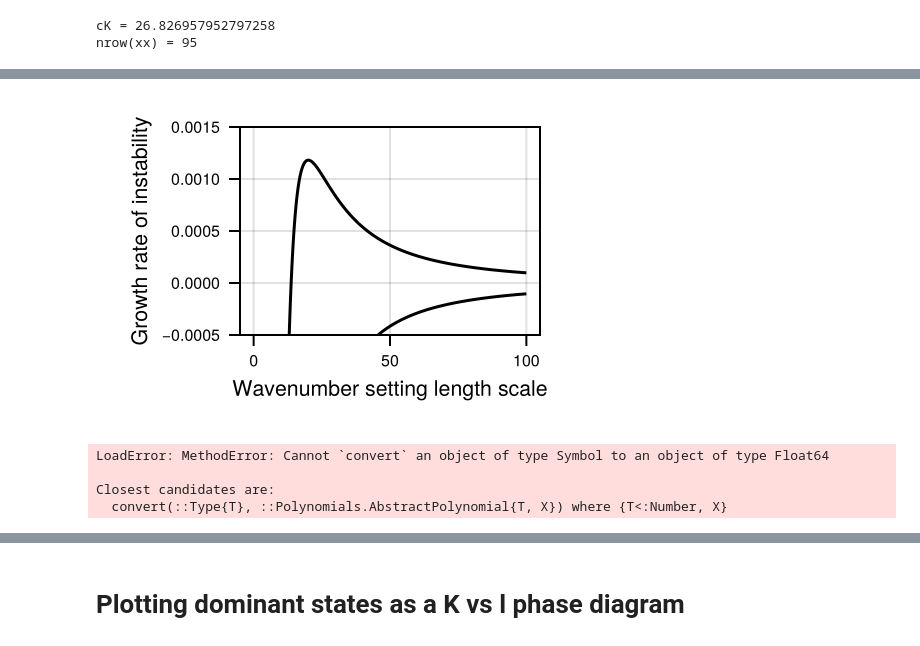
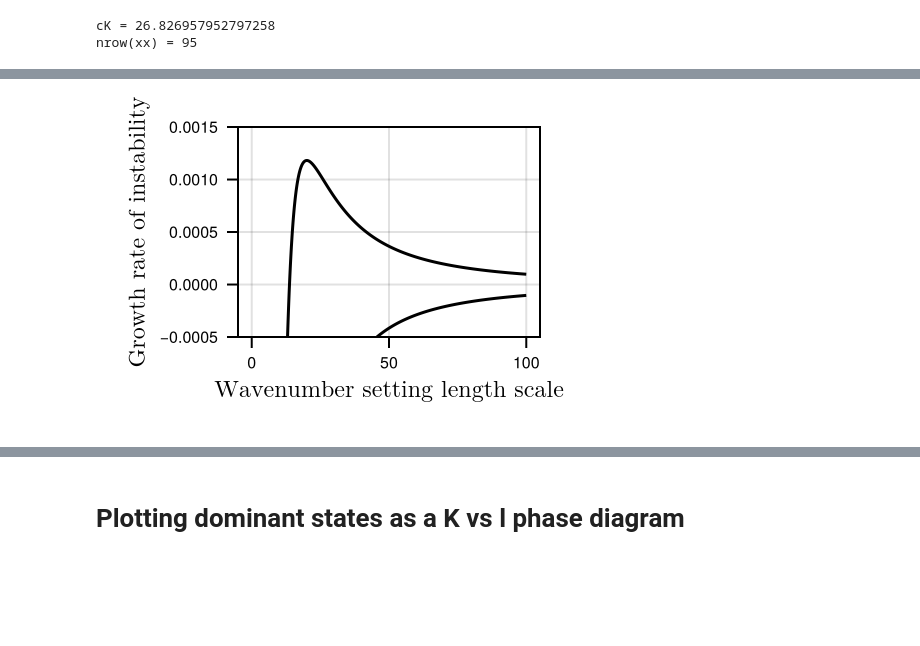
Before and after one commit to kockahonza/SSMC, a Jupyter notebook: notebooks/forfigures/Single influx.ipynb, the cells around one changed output, grey strips where cells are left out. Saved outputs shown, nothing was run; the diff lists cells and outputs as text; code cells hidden in the pictures; blank space fills up the shorter version.

```diff
--- a/notebooks/forfigures/Single influx.ipynb
+++ b/notebooks/forfigures/Single influx.ipynb
@@ -121,66 +115,32 @@ faa.figure
 # %%
 fig = Figure(;
     size=(double_col_width * 0.35, 0.4 * double_col_width / golden_ratio),
-    fontsize=8fontsize_pt,
 )
 ax = Axis(fig[1,1];
-    xlabel="Wavenumber setting length scale",
-    ylabel="Growth rate of instability",
+    xlabel=L"\text{Wavenumber setting length scale}",
+    ylabel=L"\text{Growth rate of instability}",
+    xlabelsize=8fontsize_ltex_pt,
+    ylabelsize=8fontsize_ltex_pt,
     xticklabelsize=6fontsize_pt,
     yticklabelsize=6fontsize_pt,
     # ylabel=L"\lambda,\enspace\text{growth rate}",
     # xlabel=L"k,\enspace\text{wavenumber}",
 )
 
 num_lambdas = length(lambdas[1])
 
 for li in 1:num_lambdas
     ls = getindex.(lambdas, li)
 
     lines!(ax, ks, real(ls);
         color=:black,
     )
 end
 
 ylims!(ax, -0.0005, 0.0015)
 
-# Makie.save("../../figures/fig1/disprel_si_sample.pdf", fig)
+Makie.save("../../figures/fig1/disprel_si_sample.pdf", fig)
 
 fig
 # %% [output]
-[figure, old version]
+[figure, new version]
-# %%
-fig = Figure(;
-    size=(double_col_width * 0.4, 0.4 * double_col_width / golden_ratio),
-    fontsize=8*(4/3),
-)
-ax = Axis(fig[1,1];
-    xlabel="wavenumber setting lengthscale",
-    ylabel="Growth rate\nof instability",
-    # xlabelsize=(4/3)*8,
-    # ylabelsize=(4/3)*8,
-    yticklabelsize=:small,
-    # ylabel=L"\lambda,\enspace\text{growth rate}",
-    # xlabel=L"k,\enspace\text{wavenumber}",
-)
-
-num_lambdas = length(lambdas[1])
-
-for li in 1:num_lambdas
-    ls = getindex.(lambdas, li)
-
-    lines!(ax, ks, real(ls);
-        color=Cycled(li),
-    )
-end
-
-ylims!(ax, -0.005, 0.01)
-
-Makie.save("../../figures/fig1/disprel_si_sample.pdf", fig)
-
-fig
-# %% [output]
-LoadError: MethodError: Cannot `convert` an object of type Symbol to an object of type Float64
-
-Closest candidates are:
-  convert(::Type{T}, ::Polynomials.AbstractPolynomial{T, X}) where {T<:Number, X}
```
Also changed, not shown: parts of 13 cells of this notebook, 28 other files.
